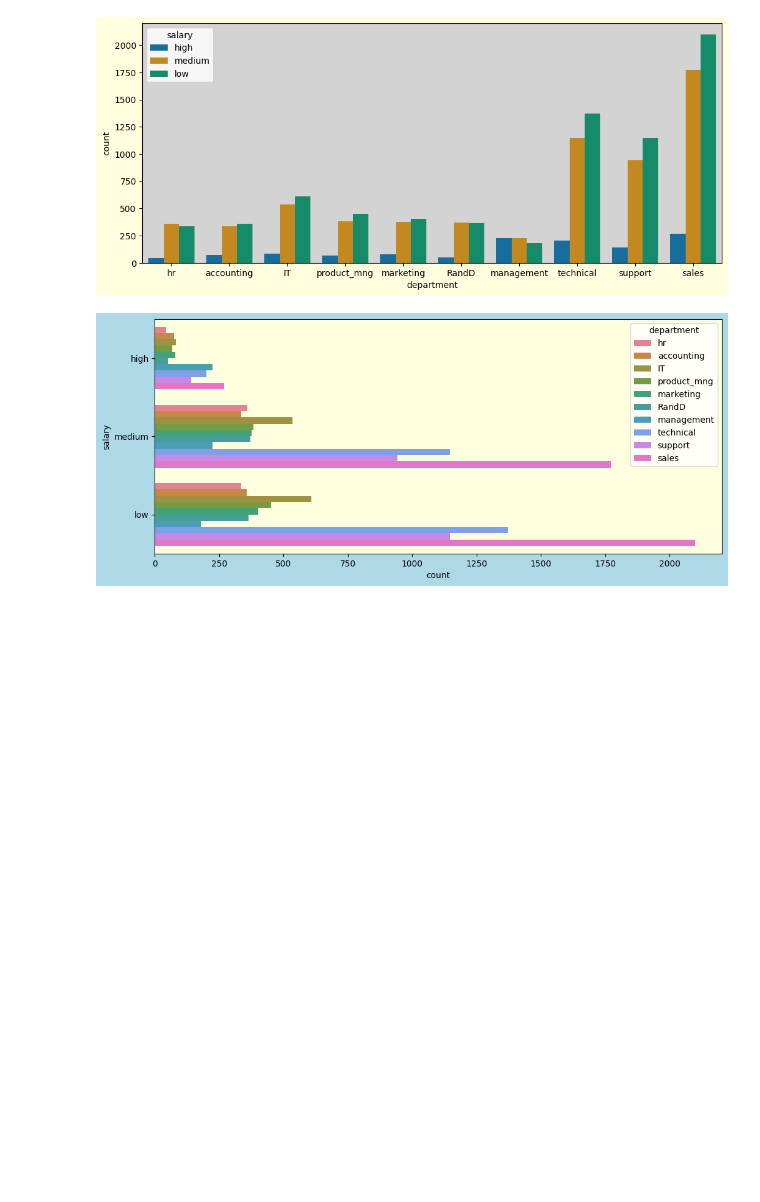
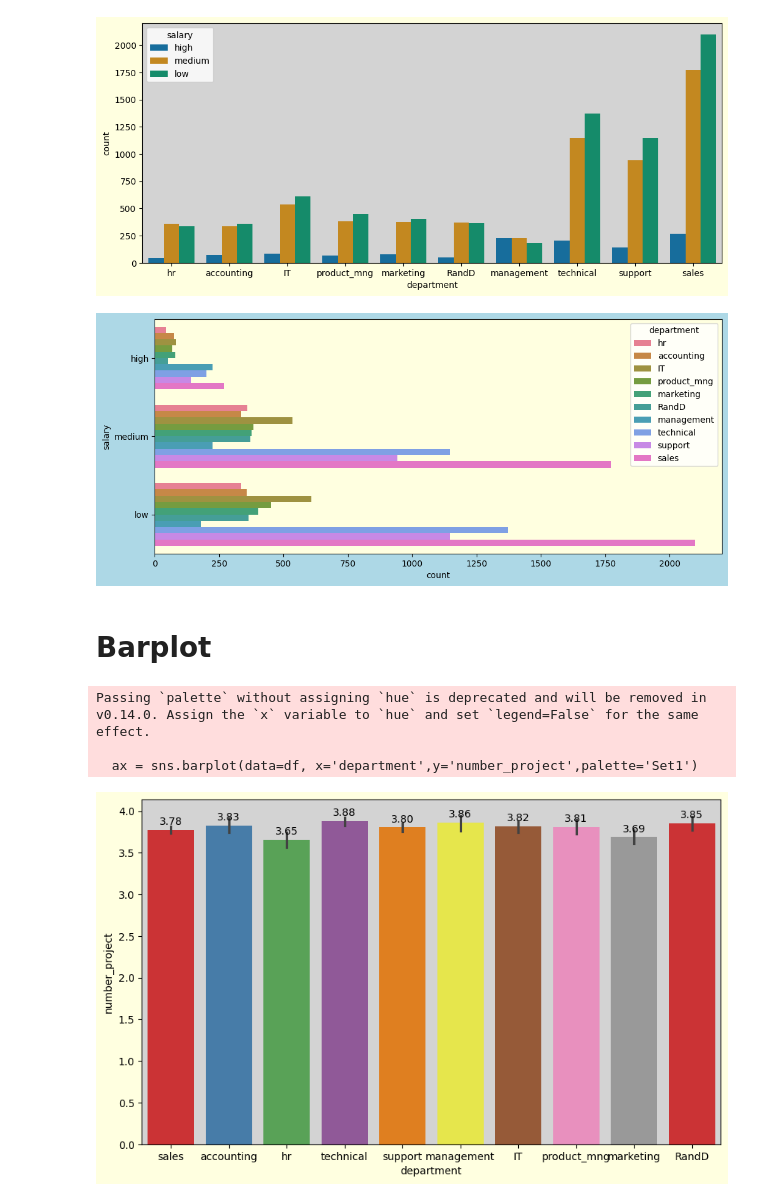
Before and after one commit to sangu0005/data_analysis_workspace, a Jupyter notebook: Seaborn.ipynb, the cells around one changed output. Drawn from its saved outputs; the diff is of its cells as text; code cells hidden in the pictures; blank space fills up the shorter version.

```diff
--- a/Seaborn.ipynb
+++ b/Seaborn.ipynb
@@ -48,3 +48,20 @@ plt.gca().set_facecolor('lightyellow')
 plt.gcf().set_facecolor('lightblue')
 # %% [output]
 [figure]
+# %% [markdown]
+# Barplot
+# %%
+plt.figure(figsize=(10,6))
+ax = sns.barplot(data=df, x='department',y='number_project',palette='Set1')
+plt.gca().set_facecolor('lightgrey')
+plt.gcf().set_facecolor('lightyellow')
+
+for container in ax.containers:
+    ax.bar_label(container, fmt='%.2f',padding=3)
+
+plt.show()
+# %% [output]
+Passing `palette` without assigning `hue` is deprecated and will be removed in v0.14.0. Assign the `x` variable to `hue` and set `legend=False` for the same effect.
+
+  ax = sns.barplot(data=df, x='department',y='number_project',palette='Set1')
+[figure, added]
```
Also changed, not shown: parts of 4 cells of this notebook, 1 other file.
